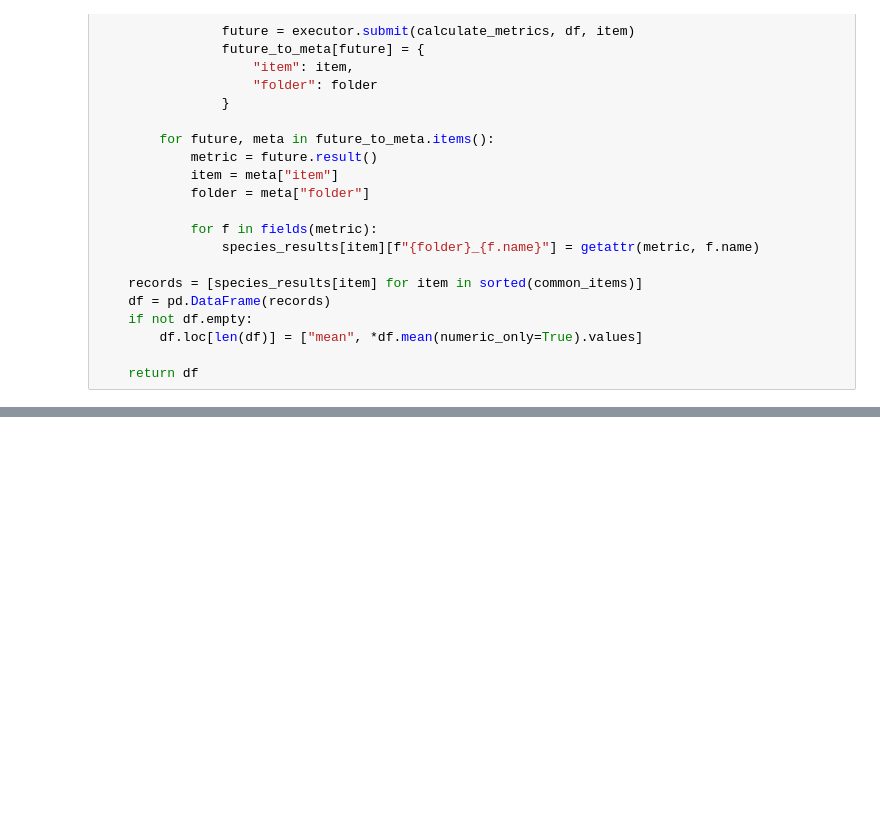
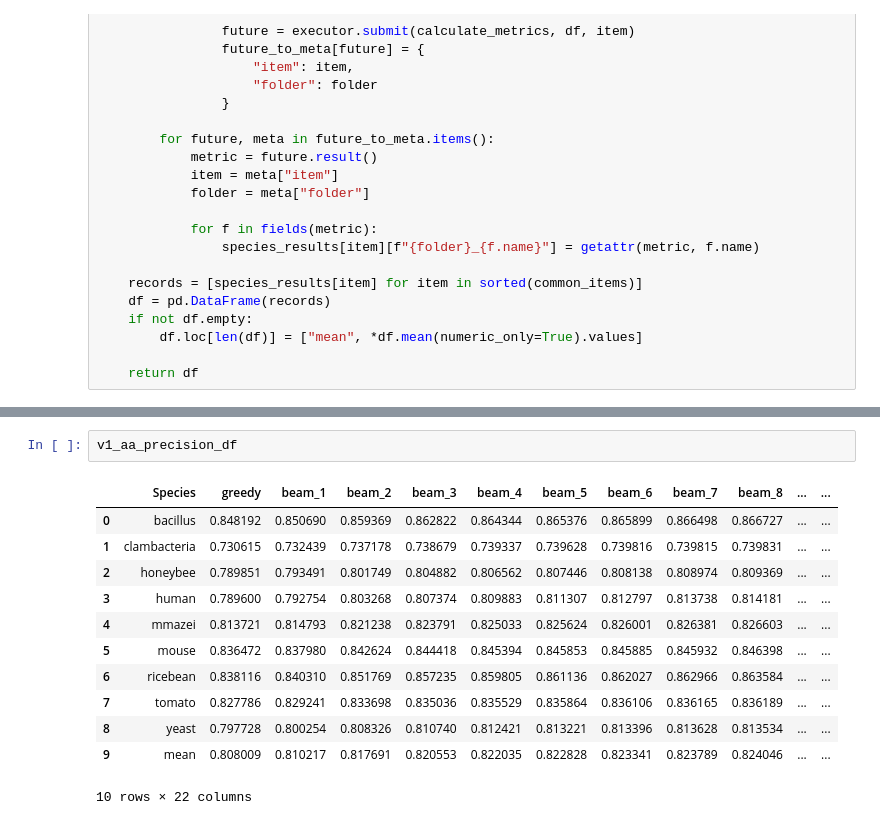
Before and after one commit to lastmme/RocNovo-Lightning, a Jupyter notebook: tutorials/06_metric_calculation.ipynb, the cells around one changed output, grey strips where cells are left out. Saved outputs shown, nothing was run; the diff lists cells and outputs as text; blank space fills up the shorter version.

```diff
--- a/tutorials/06_metric_calculation.ipynb
+++ b/tutorials/06_metric_calculation.ipynb
@@ -165,0 +342,15 @@ print(novobench_df)
+# %%
+v1_aa_precision_df
+# %% [output]
+|  | Species | greedy | beam_1 | beam_2 | beam_3 | beam_4 | beam_5 | beam_6 | beam_7 | beam_8 | ... | ... |
+| 0 | bacillus | 0.848192 | 0.850690 | 0.859369 | 0.862822 | 0.864344 | 0.865376 | 0.865899 | 0.866498 | 0.866727 | ... | ... |
+| 1 | clambacteria | 0.730615 | 0.732439 | 0.737178 | 0.738679 | 0.739337 | 0.739628 | 0.739816 | 0.739815 | 0.739831 | ... | ... |
+| 2 | honeybee | 0.789851 | 0.793491 | 0.801749 | 0.804882 | 0.806562 | 0.807446 | 0.808138 | 0.808974 | 0.809369 | ... | ... |
+| 3 | human | 0.789600 | 0.792754 | 0.803268 | 0.807374 | 0.809883 | 0.811307 | 0.812797 | 0.813738 | 0.814181 | ... | ... |
+| 4 | mmazei | 0.813721 | 0.814793 | 0.821238 | 0.823791 | 0.825033 | 0.825624 | 0.826001 | 0.826381 | 0.826603 | ... | ... |
+| 5 | mouse | 0.836472 | 0.837980 | 0.842624 | 0.844418 | 0.845394 | 0.845853 | 0.845885 | 0.845932 | 0.846398 | ... | ... |
+| 6 | ricebean | 0.838116 | 0.840310 | 0.851769 | 0.857235 | 0.859805 | 0.861136 | 0.862027 | 0.862966 | 0.863584 | ... | ... |
+| 7 | tomato | 0.827786 | 0.829241 | 0.833698 | 0.835036 | 0.835529 | 0.835864 | 0.836106 | 0.836165 | 0.836189 | ... | ... |
+| 8 | yeast | 0.797728 | 0.800254 | 0.808326 | 0.810740 | 0.812421 | 0.813221 | 0.813396 | 0.813628 | 0.813534 | ... | ... |
+| 9 | mean | 0.808009 | 0.810217 | 0.817691 | 0.820553 | 0.822035 | 0.822828 | 0.823341 | 0.823789 | 0.824046 | ... | ... |
+10 rows × 22 columns
```
Also changed, not shown: parts of 19 cells of this notebook.
